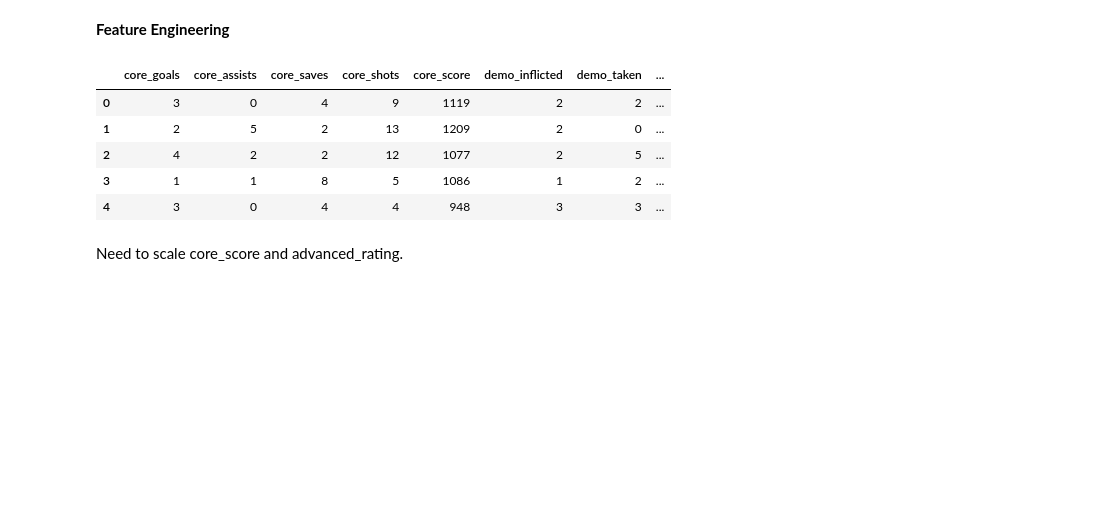
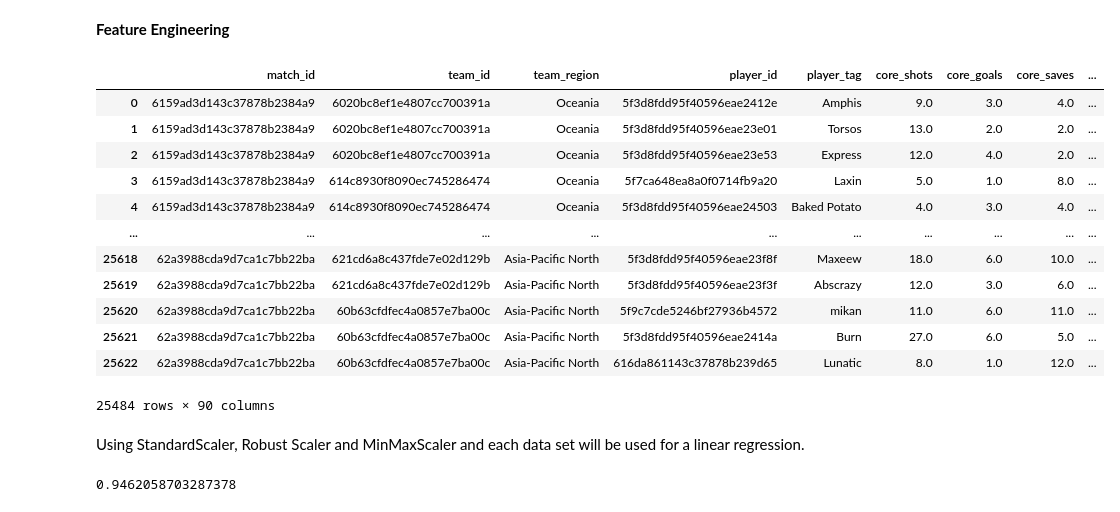
Before and after one commit to Derek-Kirk/Rocket_League, a Jupyter notebook: RL_Modeling.ipynb, the cells around one changed output. Saved outputs shown, nothing was run; the diff lists cells and outputs as text; code cells hidden in the pictures; blank space fills up the shorter version.

```diff
--- a/RL_Modeling.ipynb
+++ b/RL_Modeling.ipynb
@@ -69,14 +72,19 @@ print(f'Cross validation score = {sts.mean(vs)}')
 # %% [markdown]
 **Feature Engineering**
-# %%
-data.head(
-)
-# %% [output]
-|  | core_goals | core_assists | core_saves | core_shots | core_score | demo_inflicted | demo_taken | ... |
-| 0 | 3 | 0 | 4 | 9 | 1119 | 2 | 2 | ... |
-| 1 | 2 | 5 | 2 | 13 | 1209 | 2 | 0 | ... |
-| 2 | 4 | 2 | 2 | 12 | 1077 | 2 | 5 | ... |
-| 3 | 1 | 1 | 8 | 5 | 1086 | 1 | 2 | ... |
-| 4 | 3 | 0 | 4 | 4 | 948 | 3 | 3 | ... |
-# %% [markdown]
-Need to scale core_score and advanced_rating.
+# %%
+mp1 = mp.dropna() # dropped
+mp1
+# %% [output]
+|  | match_id | team_id | team_region | player_id | player_tag | core_shots | core_goals | core_saves | ... |
+| 0 | 6159ad3d143c37878b2384a9 | 6020bc8ef1e4807cc700391a | Oceania | 5f3d8fdd95f40596eae2412e | Amphis | 9.0 | 3.0 | 4.0 | ... |
+| 1 | 6159ad3d143c37878b2384a9 | 6020bc8ef1e4807cc700391a | Oceania | 5f3d8fdd95f40596eae23e01 | Torsos | 13.0 | 2.0 | 2.0 | ... |
+| 2 | 6159ad3d143c37878b2384a9 | 6020bc8ef1e4807cc700391a | Oceania | 5f3d8fdd95f40596eae23e53 | Express | 12.0 | 4.0 | 2.0 | ... |
+| 3 | 6159ad3d143c37878b2384a9 | 614c8930f8090ec745286474 | Oceania | 5f7ca648ea8a0f0714fb9a20 | Laxin | 5.0 | 1.0 | 8.0 | ... |
+| 4 | 6159ad3d143c37878b2384a9 | 614c8930f8090ec745286474 | Oceania | 5f3d8fdd95f40596eae24503 | Baked Potato | 4.0 | 3.0 | 4.0 | ... |
+| ... | ... | ... | ... | ... | ... | ... | ... | ... | ... |
+| 25618 | 62a3988cda9d7ca1c7bb22ba | 621cd6a8c437fde7e02d129b | Asia-Pacific North | 5f3d8fdd95f40596eae23f8f | Maxeew | 18.0 | 6.0 | 10.0 | ... |
+| 25619 | 62a3988cda9d7ca1c7bb22ba | 621cd6a8c437fde7e02d129b | Asia-Pacific North | 5f3d8fdd95f40596eae23f3f | Abscrazy | 12.0 | 3.0 | 6.0 | ... |
+| 25620 | 62a3988cda9d7ca1c7bb22ba | 60b63cfdfec4a0857e7ba00c | Asia-Pacific North | 5f9c7cde5246bf27936b4572 | mikan | 11.0 | 6.0 | 11.0 | ... |
+| 25621 | 62a3988cda9d7ca1c7bb22ba | 60b63cfdfec4a0857e7ba00c | Asia-Pacific North | 5f3d8fdd95f40596eae2414a | Burn | 27.0 | 6.0 | 5.0 | ... |
+| 25622 | 62a3988cda9d7ca1c7bb22ba | 60b63cfdfec4a0857e7ba00c | Asia-Pacific North | 616da861143c37878b239d65 | Lunatic | 8.0 | 1.0 | 12.0 | ... |
+25484 rows × 90 columns
@@ -82,0 +93,2 @@ Need to scale core_score and advanced_rating.
+# %% [markdown]
+Using StandardScaler, Robust Scaler and MinMaxScaler and each data set will be used for a linear regression.
@@ -82,0 +101,6 @@ Need to scale core_score and advanced_rating.
+# %%
+l_model = linear_model.LinearRegression()
+l_model.fit(X_train, Y_train)
+l_model.score(X_test, Y_test)
+# %% [output]
+0.9462058703287378
```
Also changed, not shown: parts of 19 cells of this notebook, 1 other file.
